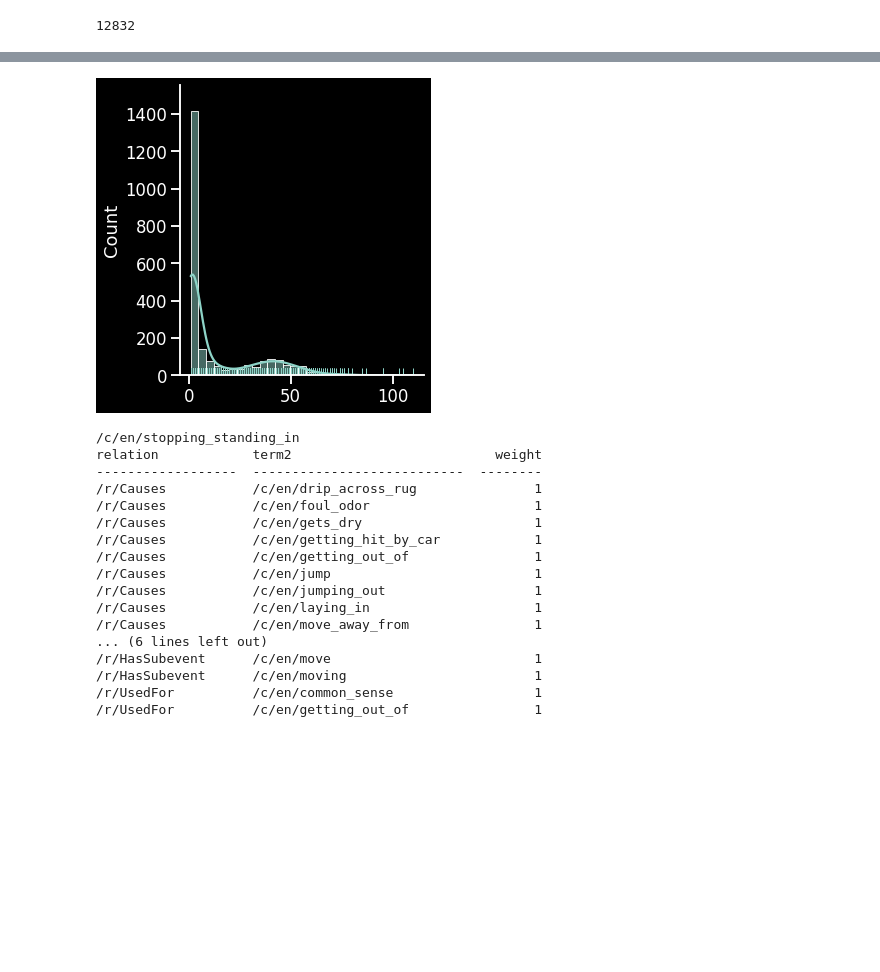
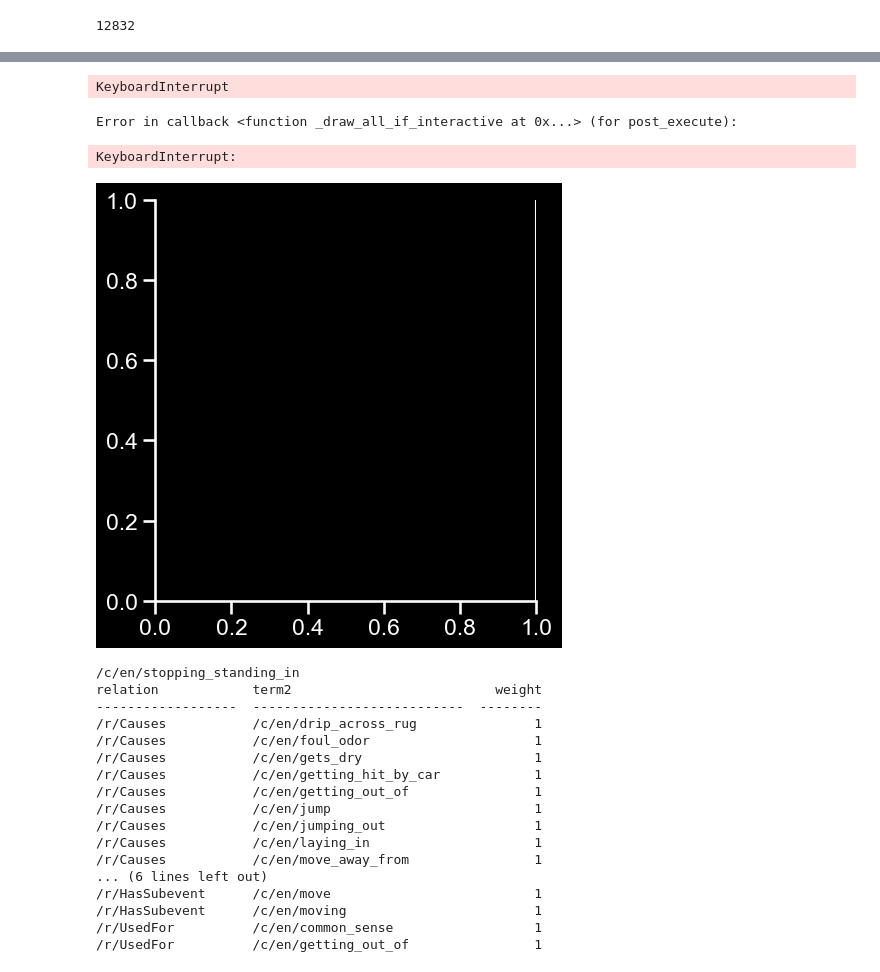
Before and after one commit to causalNLP/cladder, a Jupyter notebook: notebooks/concepts.ipynb, the cells around one changed output, grey strips where cells are left out. Drawn from its saved outputs; the diff is of its cells as text; code cells hidden in the pictures; blank space fills up the shorter version.

```diff
--- a/notebooks/concepts.ipynb
+++ b/notebooks/concepts.ipynb
@@ -27,11 +39,14 @@ itr = tqdm(f, total=34074917)
 # %%
-rows = []
-with open(datapath, 'r') as f:
-	itr = tqdm(f, total=34074917)
-	for line in itr:
-		terms = line.split('\t')
-		if terms[1] == '/r/Causes' and terms[2].startswith('/c/en/') and terms[3].startswith('/c/en/'):
-			rows.append([terms[1], terms[2], terms[3], terms[-1].split(' ')[-1][:-2]])
-		# if len(rows) > 10:
-		# 	break
-		# itr.set_description(f'rows={len(rows)}')
+# rows = []
+# with open(datapath, 'r', encoding="utf8") as f:
+# 	itr = tqdm(f, total=34074917)
+# 	for line in itr:
+# 		terms = line.split('\t')
+# 		if terms[1] == '/r/Causes' and terms[2].startswith('/c/en/') and terms[3].startswith('/c/en/'):
+# 			rows.append([terms[1], terms[2], terms[3], terms[-1].split(' ')[-1][:-2]])
+# 		# if len(rows) > 10:
+# 		# 	break
+# 		# itr.set_description(f'rows={len(rows)}')
+# save_json(rows, dataroot / 'causes.json')
+rows = load_json(dataroot / 'causes.json')
+len(rows)
@@ -186,0 +153,3 @@ len(graph)
+# %%
+g = nx.Graph(graph)
+len(g)
@@ -186,0 +158,13 @@ len(graph)
+# %%
+groups = []
+# %%
+citr = (g.subgraph(c) for c in nx.connected_components(g))
+# c = next(citr)
+# len(c)
+# N = 10
+# random.choices(list(c.nodes), k=10) if len(c) > N else list(c.nodes)
+for c in tqdm(citr):
+	if any(w in vocab for w in c):
+		groups.append(list(c))
+# save_json(groups, dataroot / 'groups.json')
+len(groups)
@@ -187,3 +197,10 @@ len(graph)
+# %%
+sns.displot([len(v) for v in groups], kde=True, rug=True);
+# %% [output]
+KeyboardInterrupt
+Error in callback <function _draw_all_if_interactive at 0x...> (for post_execute):
+KeyboardInterrupt:
+[figure, added]
 # %%
 import numpy as np
 import matplotlib.pyplot as plt
@@ -191,9 +208,7 @@ import seaborn as sns
 sns.set(style="ticks", context="talk")
 plt.style.use("dark_background")
 # %%
-sns.displot([len(v) for k, v in graph.items()], kde=True, rug=True);
+# sns.displot([len(v) for k, v in graph.items()], kde=True, rug=True);
-# %% [output]
-[figure, removed]
 # %%
 def gen_edges(start):
 	edges = {}
```
Also changed, not shown: parts of 25 cells of this notebook, 1 other file.
